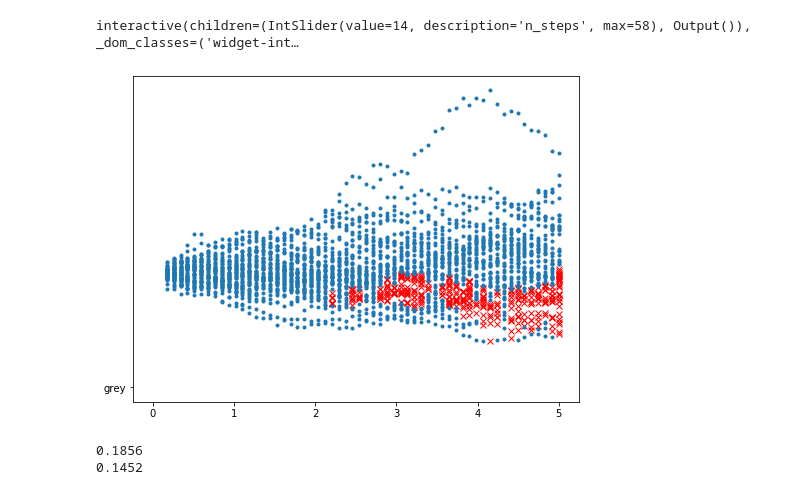
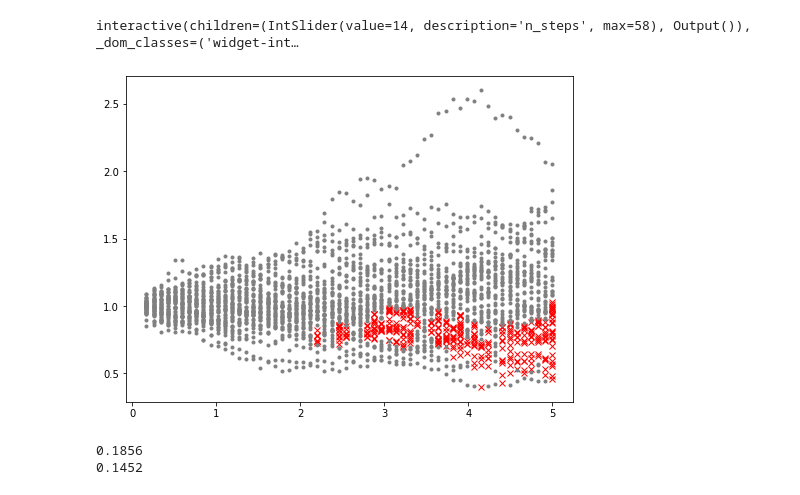
Before and after one commit to luphord/longstaff_schwartz, a Jupyter notebook: notebooks/Talk.ipynb, the cells around one changed output. Saved outputs shown, nothing was run; the diff lists cells and outputs as text; code cells hidden in the pictures.

Commit message:
fix color

```diff
--- a/notebooks/Talk.ipynb
+++ b/notebooks/Talk.ipynb
@@ -131,21 +131,21 @@ interactive(children=(IntSlider(value=14, description='n_steps', max=58), Output
 # %%
 exercise_times = []
 exercises = []
 non_exercise_times = []
 non_exercises = []
 for i, (cashflow, x, fitted, continuation, exercise, ex_idx) in enumerate(intermediate_results):
     for ex in x[ex_idx]:
         exercise_times.append(t[-i-1])
         exercises.append(ex)
     for ex in x[~ex_idx]:
         non_exercise_times.append(t[-i-1])
         non_exercises.append(ex)
 
 plt.figure(figsize=figsize)
 plt.plot(exercise_times, exercises, 'rx');
-plt.plot(non_exercise_times, non_exercises, '.', 'grey');
+plt.plot(non_exercise_times, non_exercises, '.', color='grey');
 # %% [output]
-[figure, old version]
+[figure, new version]
 # %%
 df = np.exp(-r * (t[1]-t[0]))
 cashflow = cashflow * df
```
